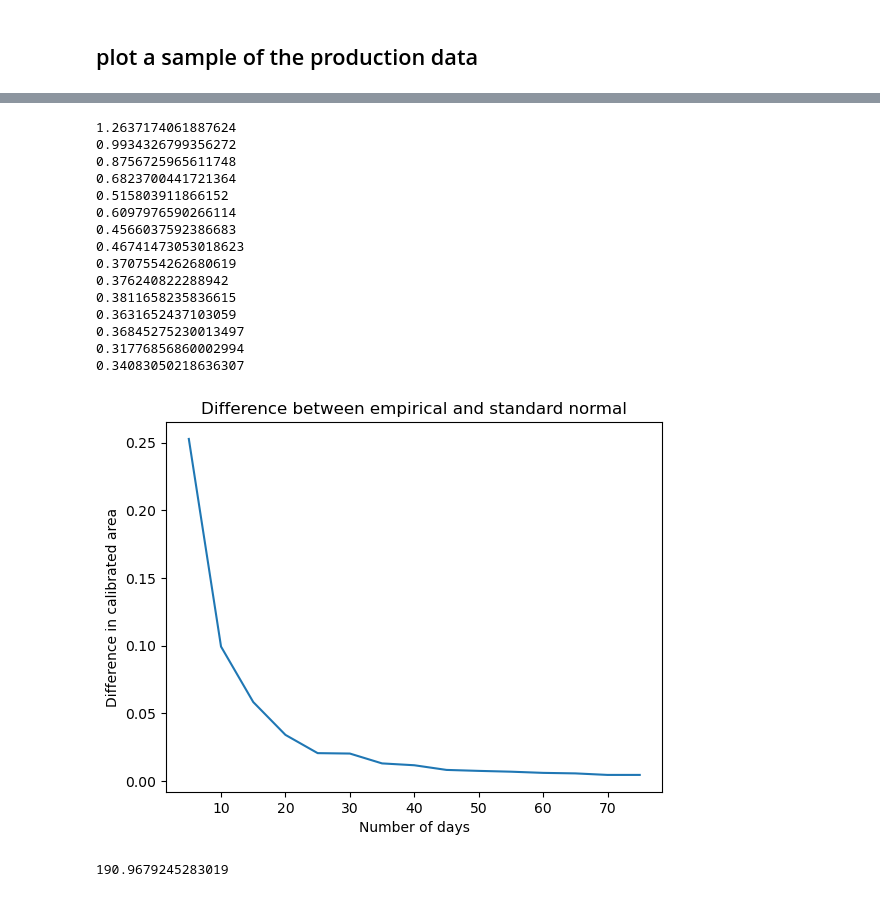
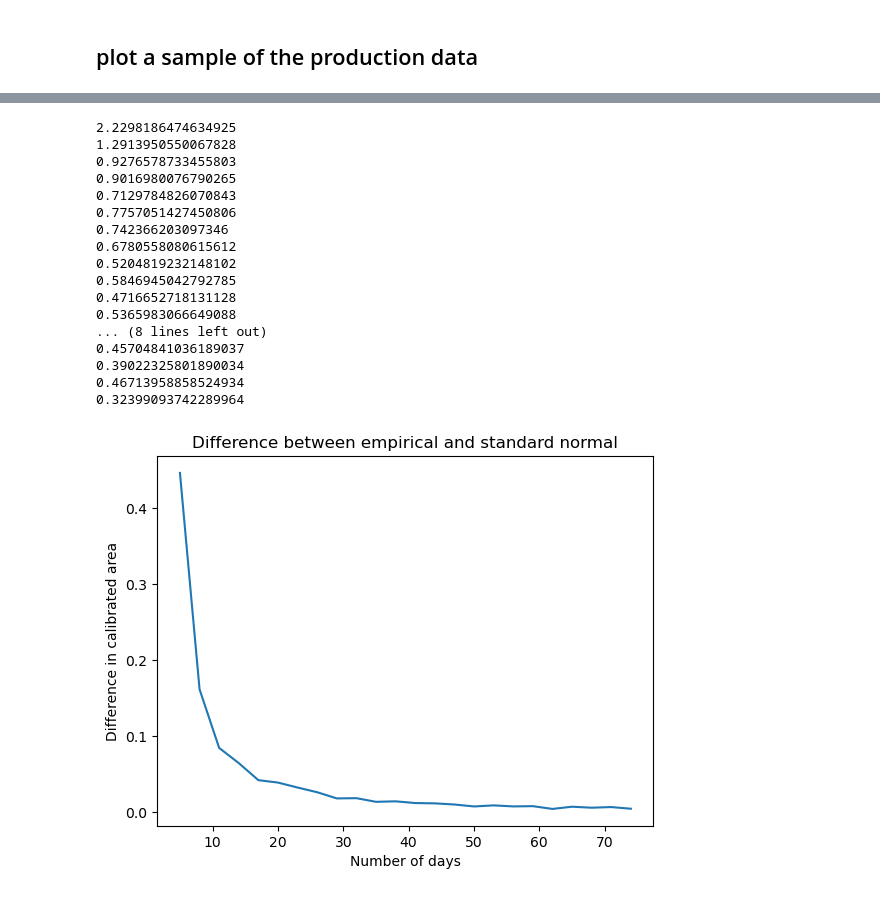
Before and after one commit to GerritGeens/Opdr_Statistiek, a Jupyter notebook: productie/notebooks/main2.ipynb, the cells around one changed output, grey strips where cells are left out. Saved outputs shown, nothing was run; the diff lists cells and outputs as text; code cells hidden in the pictures.

```diff
--- a/productie/notebooks/main2.ipynb
+++ b/productie/notebooks/main2.ipynb
@@ -10,10 +10,11 @@ from scipy.stats import norm
 import sys
 sys.path.append('..')
 
+import datetime
 
 MASTER_DATA_LOCATION = os.path.join('..', 'data', 'input', 'master_data.json')
 PLANT_DATA_DIRECTORY = os.path.join('..', 'data', 'input', 'daily_production')
-PRODUCTION_PLANT = 'STO'
+PRODUCTION_PLANT = 'BRU'
 NBR_DAYS_PRODUCTION_SIMULATION = 7
 # %% [markdown]
 ## Read the data
@@ -94,13 +93,15 @@ def model(perc_0, avg, std, size):
     return cumul
 
 
-def production_simulation(nbr_days, avg, std, perc_0) :
+def production_simulation(nbr_days, nbr_simulations, avg, std, perc_0) :
     list_production = list()
-    for _ in range (10**4) :
+    for _ in range (nbr_simulations) :
         list_production.append(model(perc_0, avg, std, nbr_days))
     return list_production
 
+#define sensitivity
+SENSITIVITY = 10**4
 
-simulated_production_data_n_days = production_simulation(NBR_DAYS_PRODUCTION_SIMULATION, mu, sigma, perc_0)
-plt.hist(simulated_production_data_n_days, bins=1000);
+simulated_production_data_n_days = production_simulation(NBR_DAYS_PRODUCTION_SIMULATION, SENSITIVITY, mu, sigma, perc_0)
+plt.hist(simulated_production_data_n_days, bins=400);
 # %% [output]
@@ -152,59 +151,52 @@ plt.show()
 # %%
 # check that the ecdf and cdf come closer when the number of days grows ; very time consuming
 from scipy.integrate import simps
 
 nauwkeurigheid = list()
 
-for test_nr_of_days in range (5, 76, 5) :
-    simulated_production_data_n_days = production_simulation(test_nr_of_days, mu, sigma, perc_0)
+for test_nr_of_days in range (5, 76, 3) :
+    simulated_production_data_n_days = production_simulation(test_nr_of_days, SENSITIVITY, mu, sigma, perc_0)
     xx = np.linspace(0,max(simulated_production_data_n_days))
+
+    #empirical cdf
     Fxx = ecdf(simulated_production_data_n_days, xx)
-    mean_volume = np.mean(simulated_production_data_n_days)
-    std_dev_volume = np.std(simulated_production_data_n_days)
-    y_cdf = norm.cdf(xx, loc=mean_volume, scale=std_dev_volume)
+    #thearetical cdf with the same meand and stdev
+    y_cdf = norm.cdf(xx, loc=np.mean(simulated_production_data_n_days), scale=np.std(simulated_production_data_n_days))
 
-    #plt.plot(xx, Fxx, label='ECDF of Accumulated Production Volume')
-    #plt.plot(xx, y_cdf, label='CDF of Normal Distribution', linestyle='--')
-    #plt.xlabel('Production Volume')
-    #plt.ylabel('Probability')
-    #plt.title('Comparison of ECDF and CDF')
-    #plt.legend()
-    #plt.grid(True)
-    #plt.show()
 
+    #area = 'difference between the theoretical en emprical CDF'
     area = simps(np.abs(Fxx - y_cdf), xx)
+
     #reduce it to fit the same scale, let's define the 'max' - 'min' = 100
     area = area * 100 / (max(simulated_production_data_n_days) - min(simulated_production_data_n_days))
 
     nauwkeurigheid.append([test_nr_of_days, area/test_nr_of_days])
     print(area)
 
 df_nauwkeurigheid = pd.DataFrame(nauwkeurigheid, columns=['NumberOfDays', 'Difference'])
 
 plt.plot(df_nauwkeurigheid.NumberOfDays, df_nauwkeurigheid.Difference)
 plt.xlabel('Number of days')
 plt.ylabel('Difference in calibrated area')
 plt.title('Difference between empirical and standard normal')
 
 plt.show()
 # %% [output]
-1.2637174061887624
-0.9934326799356272
-0.8756725965611748
-0.6823700441721364
-0.515803911866152
-0.6097976590266114
-0.4566037592386683
-0.46741473053018623
-0.3707554262680619
-0.376240822288942
-0.3811658235836615
-0.3631652437103059
-0.36845275230013497
-0.31776856860002994
-0.34083050218636307
+2.2298186474634925
+1.2913950550067828
+0.9276578733455803
+0.9016980076790265
+0.7129784826070843
+0.7757051427450806
+0.742366203097346
+0.6780558080615612
+0.5204819232148102
+0.5846945042792785
+0.4716652718131128
+0.5365983066649088
+... (8 lines left out)
+0.45704841036189037
+0.39022325801890034
+0.46713958858524934
+0.32399093742289964
-[figure, old version]
+[figure, new version]
-# %%
-mu
-# %% [output]
-190.9679245283019
```
Also changed, not shown: parts of 6 cells of this notebook, 2 other files.
